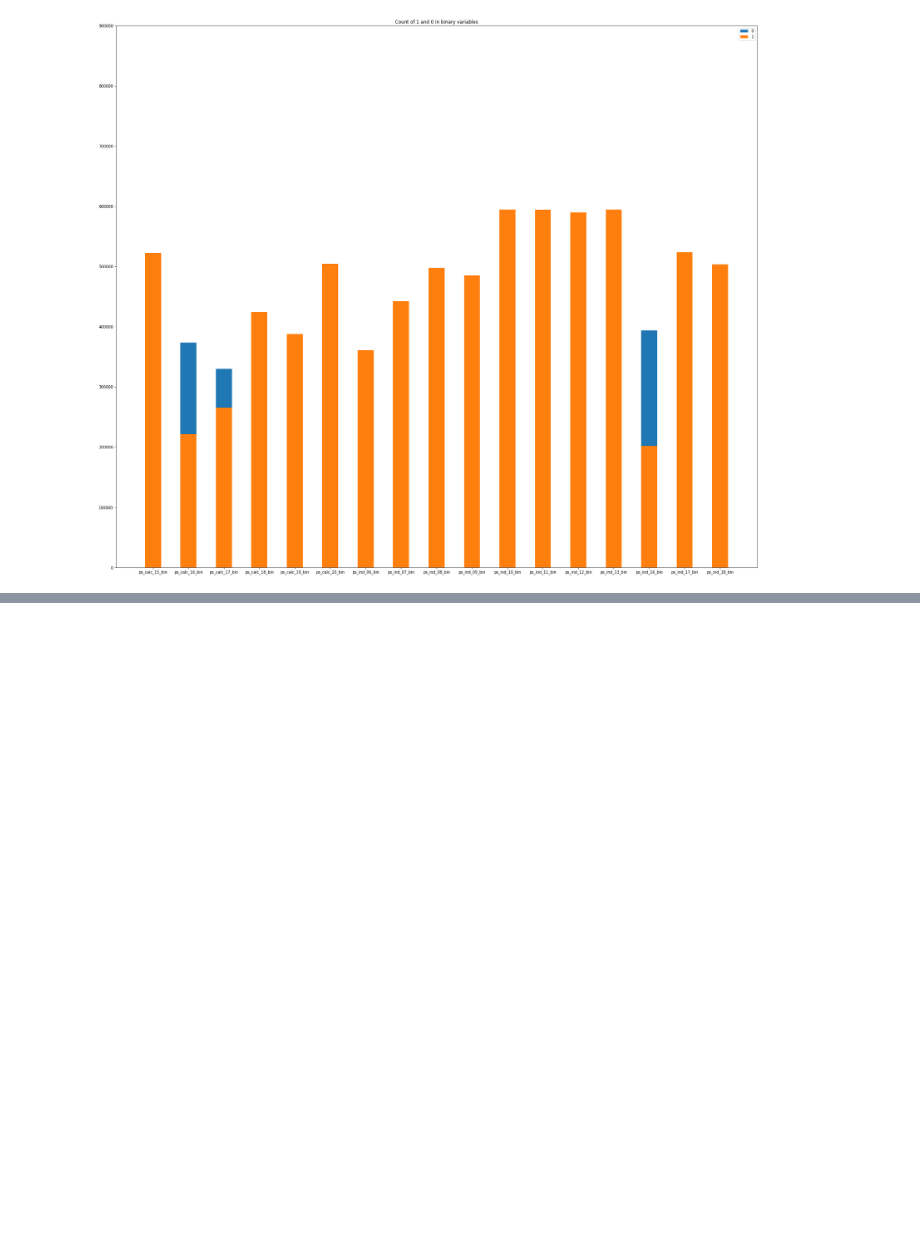
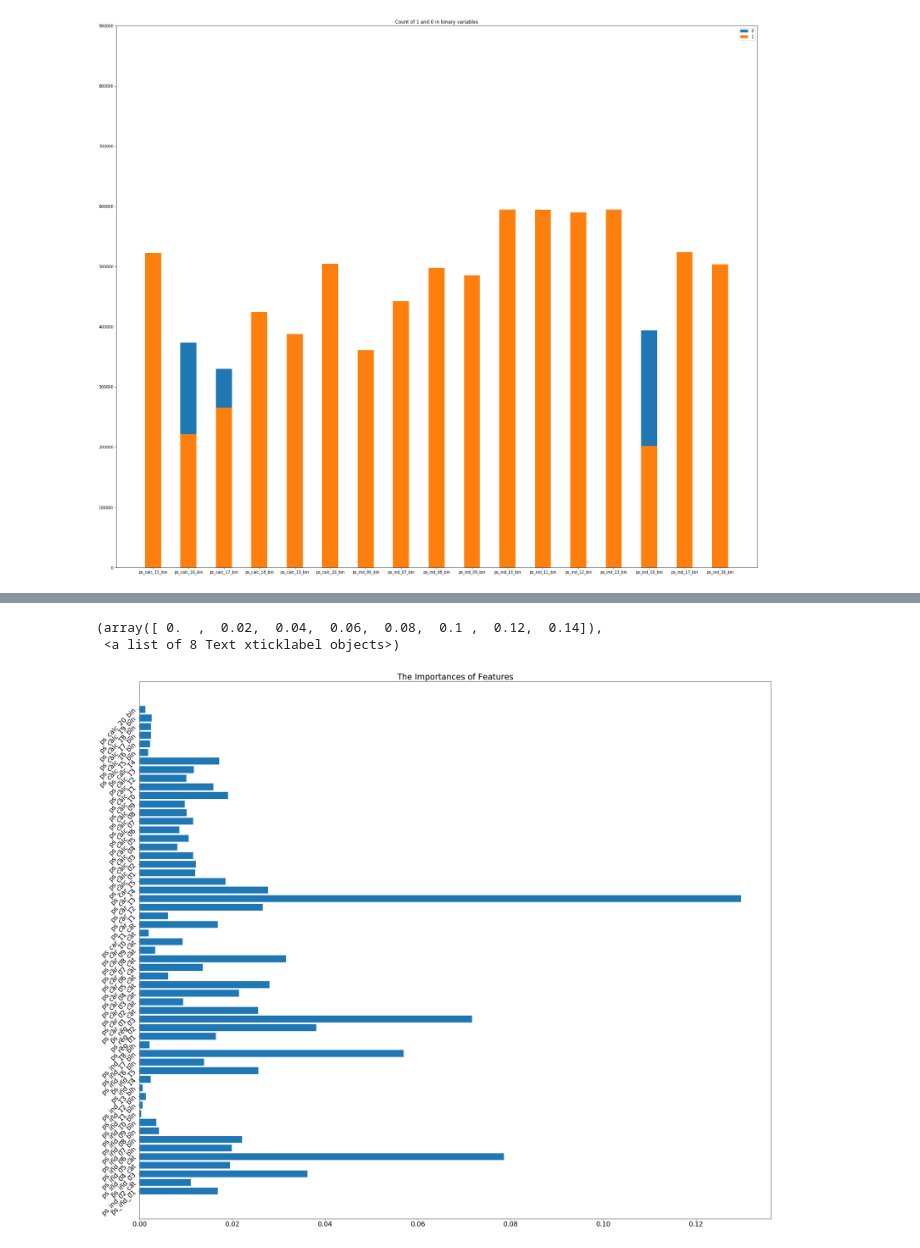
Before and after one commit to wen-fei/KaggleOrOthersJourney, a Jupyter notebook: PortoSeguroSafeDriverPrediction/codes/dataview.ipynb, the cells around one changed output, grey strips where cells are left out. Cells and saved outputs as stored; diff of their text form; code cells hidden in the pictures; blank space fills up the shorter version.

```diff
--- a/PortoSeguroSafeDriverPrediction/codes/dataview.ipynb
+++ b/PortoSeguroSafeDriverPrediction/codes/dataview.ipynb
@@ -91,0 +117,11 @@ ax.legend((p1[0], p2[0]), ('0', '1'))
+# %%
+plt.figure(figsize=(35,30))
+x = range(len(features))
+plt.barh(x, rf.feature_importances_)
+plt.title("The Importances of Features", fontsize=25)
+plt.yticks(x, features, rotation=45, fontsize=20)
+plt.xticks(fontsize=20)
+# %% [output]
+(array([ 0.  ,  0.02,  0.04,  0.06,  0.08,  0.1 ,  0.12,  0.14]),
+ <a list of 8 Text xticklabel objects>)
+[figure, added]
```
Also changed, not shown: parts of 3 cells of this notebook.
